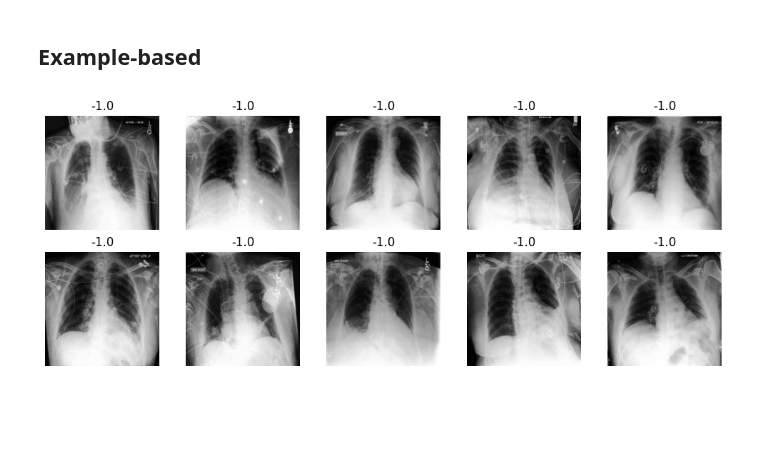
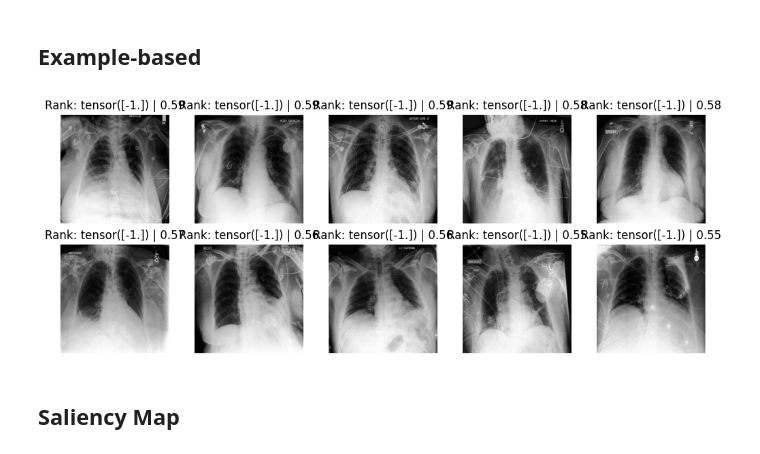
Before and after one commit to alexocayanez/xAI-CheXpert-radiology, a Jupyter notebook: xAI_cheXpert.ipynb, the cells around one changed output. Saved outputs shown, nothing was run; the diff lists cells and outputs as text; code cells hidden in the pictures; blank space fills up the shorter version.

```diff
--- a/xAI_cheXpert.ipynb
+++ b/xAI_cheXpert.ipynb
@@ -922,21 +977,21 @@ test_ranking_path = os.path.join(CHEXPERT_PATH, test_ranking_folder)
 test_ranking_dataset = CheXpertDataset(root_dir=test_ranking_path, stage='pred')
 # %%
 # returning last latent instead of prediction
-''' latent_model = nn.Sequential(*list(list(model.children())[0].children())[:-1]) '''
+latent_model = nn.Sequential(*list(list(model.children())[0].children())[:-1])
 # %%
-2# extracting latents
+# extracting latents
 
-train_data = list()
+eb_train_data = list()
 
-for img, _ in train_ranking_dataset:
+for img, rank in train_ranking_dataset:
   latent = latent_model(img.unsqueeze(0).to(device))
-  train_data.append((latent.flatten().detach(), img))
+  eb_train_data.append((latent.flatten().detach(), img, rank))
 
-test_data = list()
+eb_test_data = list()
 
 for img, _ in test_ranking_dataset:
   latent = latent_model(img.unsqueeze(0).to(device))
-  test_data.append((latent.flatten().detach(), img))
+  eb_test_data.append((latent.flatten().detach(), img, rank))
 # %%
 def compare_latents(latent1, latent2, metric="cosine"):
     if metric == "euclidean":
@@ -946,11 +1001,11 @@ def compare_latents(latent1, latent2, metric="cosine"):
     elif metric == "cosine":
         return F.cosine_similarity(latent1.unsqueeze(0), latent2.unsqueeze(0)).item()
 # %%
-for i, example in enumerate(train_data):
-  cosine_sim = compare_latents(test_data[0][0], example[0], metric="cosine")
-  train_data[i] = (*example, cosine_sim)
+for i, example in enumerate(eb_train_data):
+  cosine_sim = compare_latents(eb_test_data[0][0], example[0], metric="cosine")
+  eb_train_data[i] = (*example, cosine_sim)
 
-train_data.sort(key=lambda x: x[2]);
+eb_train_data = sorted(eb_train_data, key=lambda x: x[3], reverse=True)
 # %%
 def plot_ranking_images(ranking_data, n_rows=2, n_cols=5):
     fig, axes = plt.subplots(n_rows, n_cols, figsize=(n_cols * 2, n_rows * 2))
@@ -958,21 +1013,22 @@ def plot_ranking_images(ranking_data, n_rows=2, n_cols=5):
 
     for i, ax in enumerate(axes):
         if i < len(ranking_data):
-            img = ranking_data[i][1][0].cpu().numpy()  # Konwersja do NumPy
-            if img.ndim == 2:  # Skala szarości
+            img = ranking_data[i][1][0].cpu().numpy()
+            rank = ranking_data[i][2].cpu().float()
+            if img.ndim == 2:
                 ax.imshow(img, cmap="gray")
-            else:  # RGB
+            else:
                 ax.imshow(img)
-            ax.set_title(round(ranking_data[i][2], 2))
+            ax.set_title(f"Rank: {rank}" + " | " + f"{round(ranking_data[i][3], 2)}")
             ax.axis("off")
         else:
-            ax.axis("off")  # Ukryj puste miejsca w siatce
+            ax.axis("off")
 
     plt.tight_layout()
     plt.show()
-# %%
-train_data.reverse()
-
-plot_ranking_images(train_data)
-# %% [output]
-[figure, removed]
+# %%
+plot_ranking_images(eb_train_data)
+# %% [output]
+[figure, added]
+# %% [markdown]
+## Saliency Map
```
Also changed, not shown: parts of 60 cells of this notebook.
